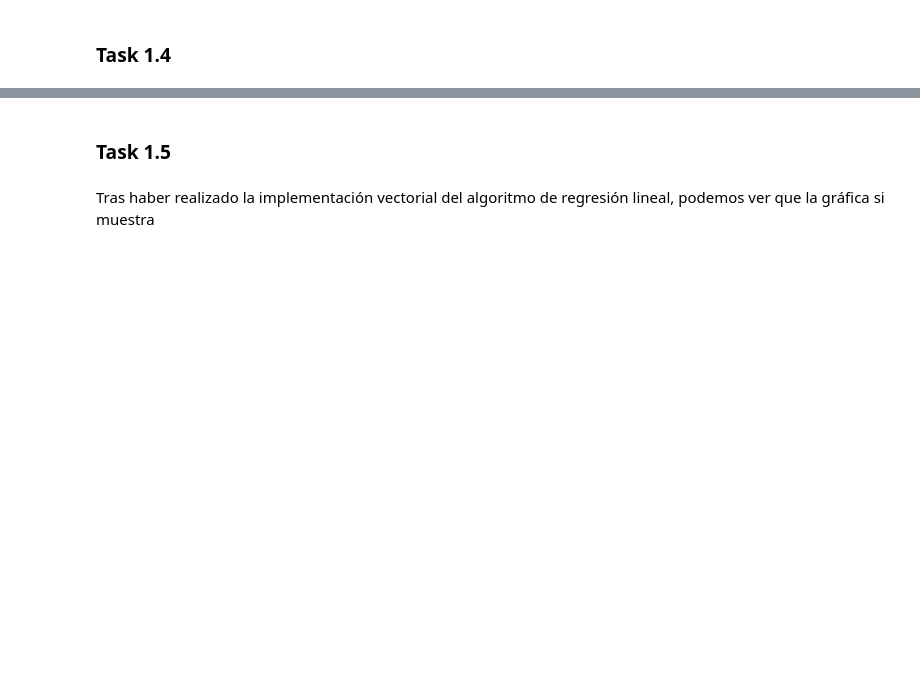
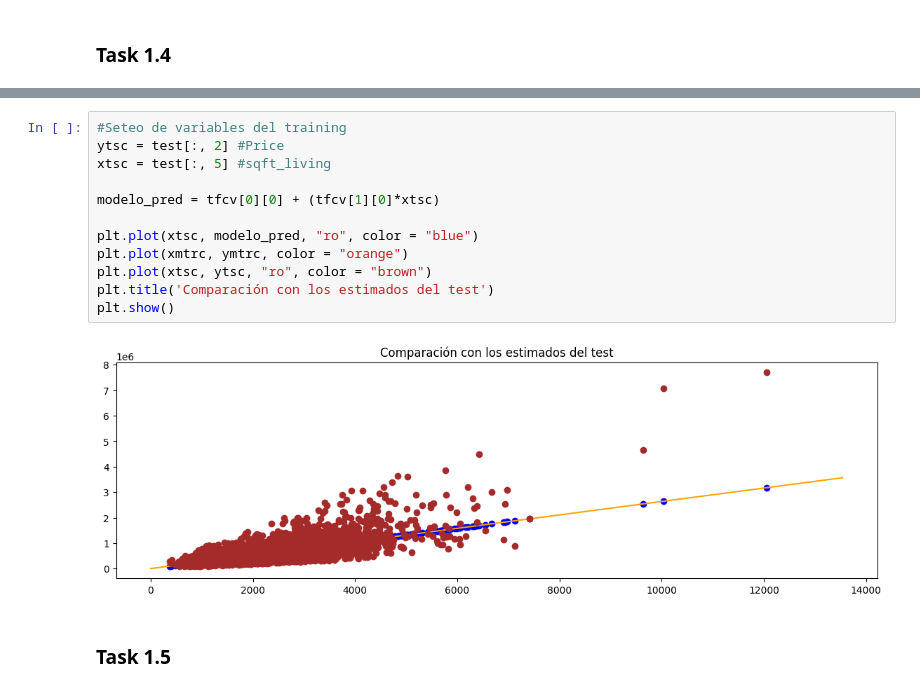
Before and after one commit to moraleseoscar/Polynomial-Linear-Regression, a Jupyter notebook: HojaDeTrabajo4.ipynb, the cells around one changed output, grey strips where cells are left out. Saved outputs shown, nothing was run; the diff lists cells and outputs as text; blank space fills up the shorter version.

```diff
--- a/HojaDeTrabajo4.ipynb
+++ b/HojaDeTrabajo4.ipynb
@@ -92,4 +152,16 @@ plt.show()
+# %%
+#Seteo de variables del training
+ytsc = test[:, 2] #Price
+xtsc = test[:, 5] #sqft_living
+
+modelo_pred = tfcv[0][0] + (tfcv[1][0]*xtsc)
+
+plt.plot(xtsc, modelo_pred, "ro", color = "blue")
+plt.plot(xmtrc, ymtrc, color = "orange")
+plt.plot(xtsc, ytsc, "ro", color = "brown")
+plt.title('Comparación con los estimados del test')
+plt.show()
+# %% [output]
+[figure, added]
 # %% [markdown]
 ### Task 1.5
-# %% [markdown]
-Tras haber realizado la implementación vectorial del algoritmo de regresión lineal, podemos ver que la gráfica si muestra
```
Also changed, not shown: parts of 8 cells of this notebook.
